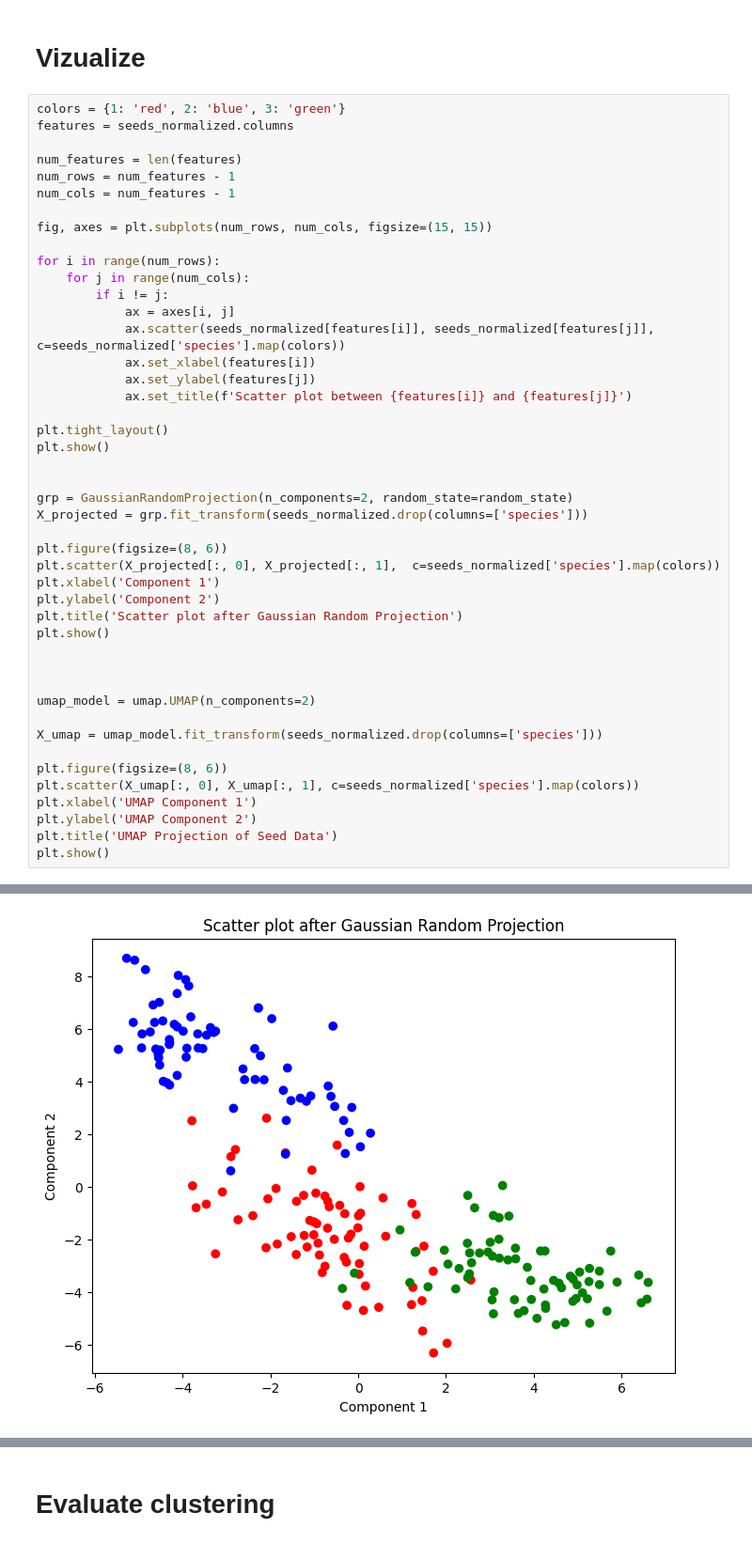
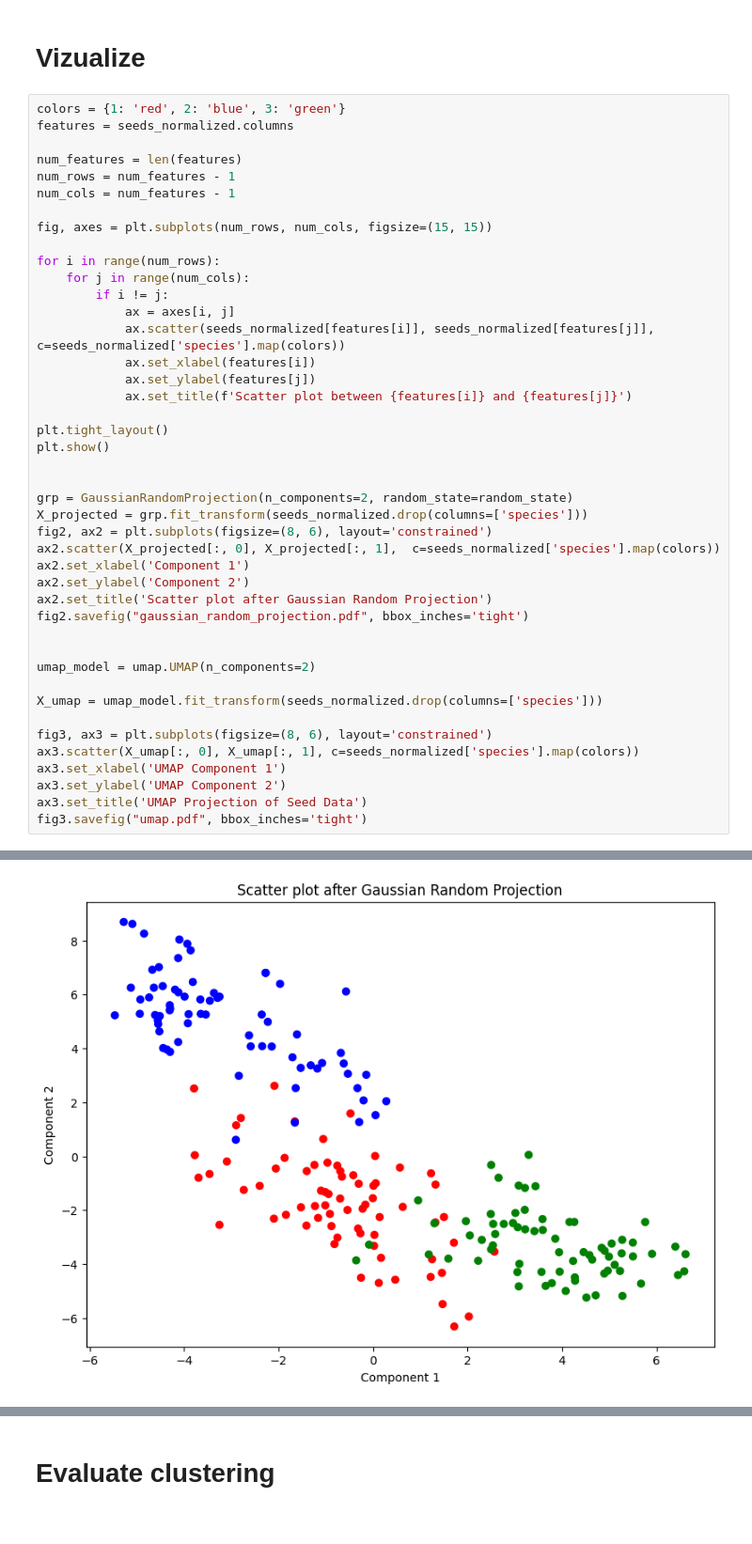
Before and after one commit to olabratt/DIT407, a Jupyter notebook: Assignment5/ola/assignment5.ipynb, the cells around one changed output, grey strips where cells are left out. Shown at 94% size. Cells and saved outputs as stored; diff of their text form.

```diff
--- a/Assignment5/ola/assignment5.ipynb
+++ b/Assignment5/ola/assignment5.ipynb
@@ -69,45 +70,43 @@ features = seeds_normalized.columns
 
 num_features = len(features)
 num_rows = num_features - 1
 num_cols = num_features - 1
 
 fig, axes = plt.subplots(num_rows, num_cols, figsize=(15, 15))
 
 for i in range(num_rows):
     for j in range(num_cols):
         if i != j:
             ax = axes[i, j]
             ax.scatter(seeds_normalized[features[i]], seeds_normalized[features[j]], c=seeds_normalized['species'].map(colors))
             ax.set_xlabel(features[i])
             ax.set_ylabel(features[j])
             ax.set_title(f'Scatter plot between {features[i]} and {features[j]}')
 
 plt.tight_layout()
 plt.show()
 
 
 grp = GaussianRandomProjection(n_components=2, random_state=random_state)
 X_projected = grp.fit_transform(seeds_normalized.drop(columns=['species']))
-
-plt.figure(figsize=(8, 6))
-plt.scatter(X_projected[:, 0], X_projected[:, 1],  c=seeds_normalized['species'].map(colors))
-plt.xlabel('Component 1')
-plt.ylabel('Component 2')
-plt.title('Scatter plot after Gaussian Random Projection')
-plt.show()
-
+fig2, ax2 = plt.subplots(figsize=(8, 6), layout='constrained')
+ax2.scatter(X_projected[:, 0], X_projected[:, 1],  c=seeds_normalized['species'].map(colors))
+ax2.set_xlabel('Component 1')
+ax2.set_ylabel('Component 2')
+ax2.set_title('Scatter plot after Gaussian Random Projection')
+fig2.savefig("gaussian_random_projection.pdf", bbox_inches='tight')
 
 
 umap_model = umap.UMAP(n_components=2)
 
 X_umap = umap_model.fit_transform(seeds_normalized.drop(columns=['species']))
 
-plt.figure(figsize=(8, 6))
-plt.scatter(X_umap[:, 0], X_umap[:, 1], c=seeds_normalized['species'].map(colors))
-plt.xlabel('UMAP Component 1')
-plt.ylabel('UMAP Component 2')
-plt.title('UMAP Projection of Seed Data')
-plt.show()
+fig3, ax3 = plt.subplots(figsize=(8, 6), layout='constrained')
+ax3.scatter(X_umap[:, 0], X_umap[:, 1], c=seeds_normalized['species'].map(colors))
+ax3.set_xlabel('UMAP Component 1')
+ax3.set_ylabel('UMAP Component 2')
+ax3.set_title('UMAP Projection of Seed Data')
+fig3.savefig("umap.pdf", bbox_inches='tight')
 # %% [output]
 [figure]
-[figure, old version]
+[figure, new version]
```
Also changed, not shown: parts of 3 cells of this notebook, 6 other files.
